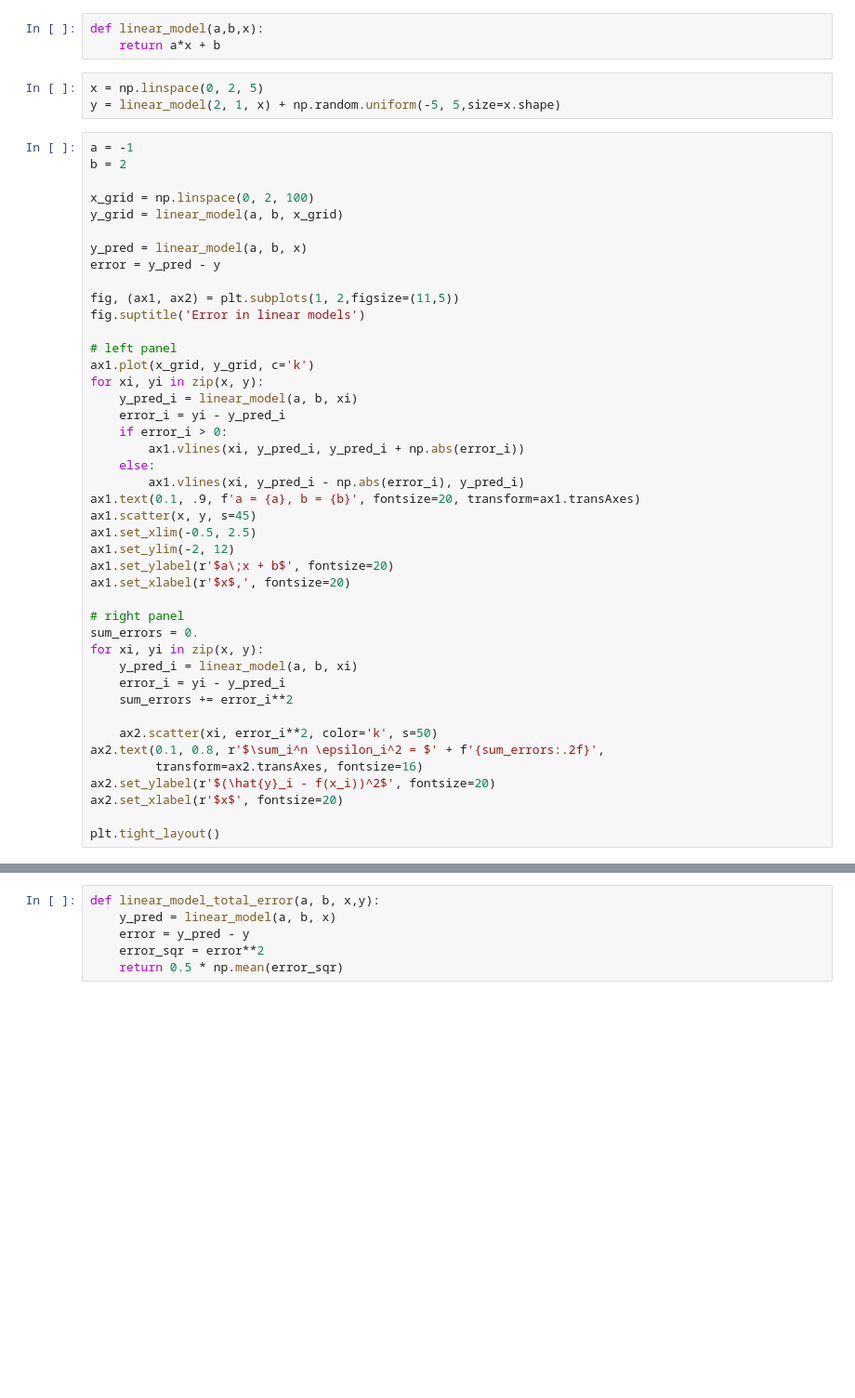
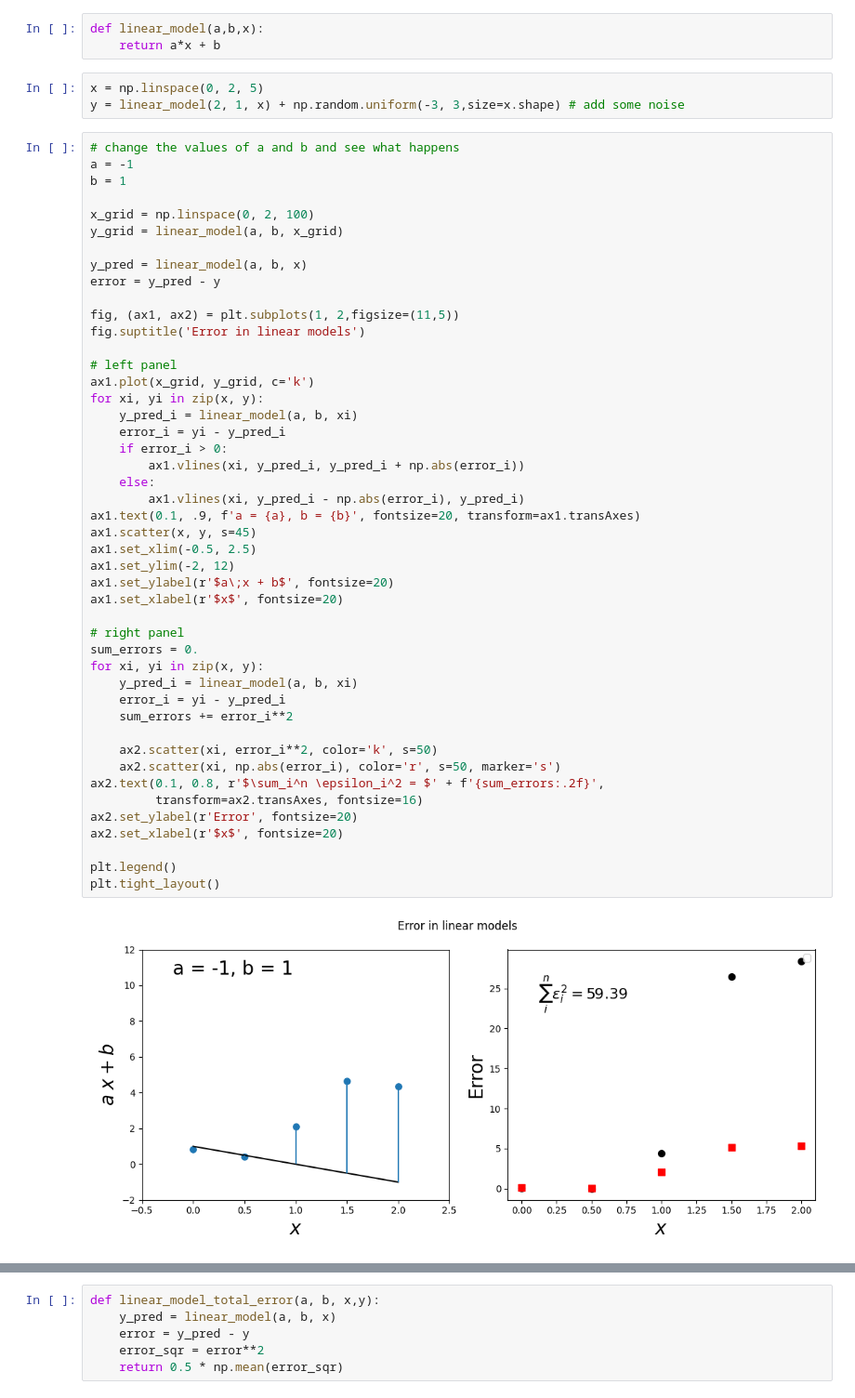
Before and after one commit to ChemAI-Lab/Math4Chem, a Jupyter notebook: website/Lecture_Notes/Coding/linear_regression_class.ipynb, the cells around one changed output, grey strips where cells are left out. Shown at 93% size. Drawn from its saved outputs; the diff is of its cells as text; blank space fills up the shorter version.

```diff
--- a/website/Lecture_Notes/Coding/linear_regression_class.ipynb
+++ b/website/Lecture_Notes/Coding/linear_regression_class.ipynb
@@ -20,10 +51,11 @@ def linear_model(a,b,x):
     return a*x + b
 # %%
 x = np.linspace(0, 2, 5)
-y = linear_model(2, 1, x) + np.random.uniform(-5, 5,size=x.shape)
+y = linear_model(2, 1, x) + np.random.uniform(-3, 3,size=x.shape) # add some noise
 # %%
+# change the values of a and b and see what happens
 a = -1
-b = 2
+b = 1
 
 x_grid = np.linspace(0, 2, 100)
 y_grid = linear_model(a, b, x_grid)
@@ -35,34 +67,38 @@ fig, (ax1, ax2) = plt.subplots(1, 2,figsize=(11,5))
 fig.suptitle('Error in linear models')
 
 # left panel
 ax1.plot(x_grid, y_grid, c='k')
 for xi, yi in zip(x, y):
     y_pred_i = linear_model(a, b, xi)
     error_i = yi - y_pred_i
     if error_i > 0:
         ax1.vlines(xi, y_pred_i, y_pred_i + np.abs(error_i))
     else:
         ax1.vlines(xi, y_pred_i - np.abs(error_i), y_pred_i)
 ax1.text(0.1, .9, f'a = {a}, b = {b}', fontsize=20, transform=ax1.transAxes)
 ax1.scatter(x, y, s=45)
 ax1.set_xlim(-0.5, 2.5)
 ax1.set_ylim(-2, 12)
 ax1.set_ylabel(r'$a\;x + b$', fontsize=20)
-ax1.set_xlabel(r'$x$,', fontsize=20)
+ax1.set_xlabel(r'$x$', fontsize=20)
 
 # right panel
 sum_errors = 0.
 for xi, yi in zip(x, y):
     y_pred_i = linear_model(a, b, xi)
     error_i = yi - y_pred_i
     sum_errors += error_i**2
 
     ax2.scatter(xi, error_i**2, color='k', s=50)
+    ax2.scatter(xi, np.abs(error_i), color='r', s=50, marker='s')
 ax2.text(0.1, 0.8, r'$\sum_i^n \epsilon_i^2 = $' + f'{sum_errors:.2f}',
          transform=ax2.transAxes, fontsize=16)
-ax2.set_ylabel(r'$(\hat{y}_i - f(x_i))^2$', fontsize=20)
+ax2.set_ylabel(r'Error', fontsize=20)
 ax2.set_xlabel(r'$x$', fontsize=20)
 
+plt.legend()
 plt.tight_layout()
+# %% [output]
+[figure, added]
 # %% [markdown]
 ## Mean squared error
```
Also changed, not shown: parts of 10 cells of this notebook.
